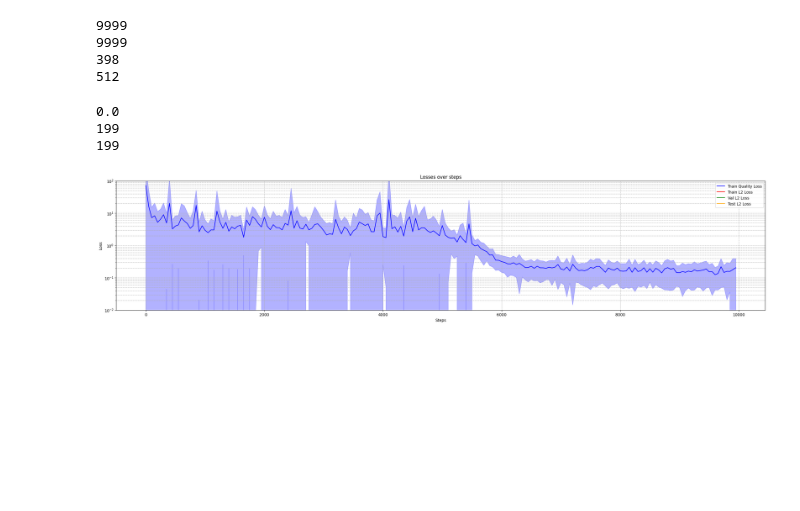
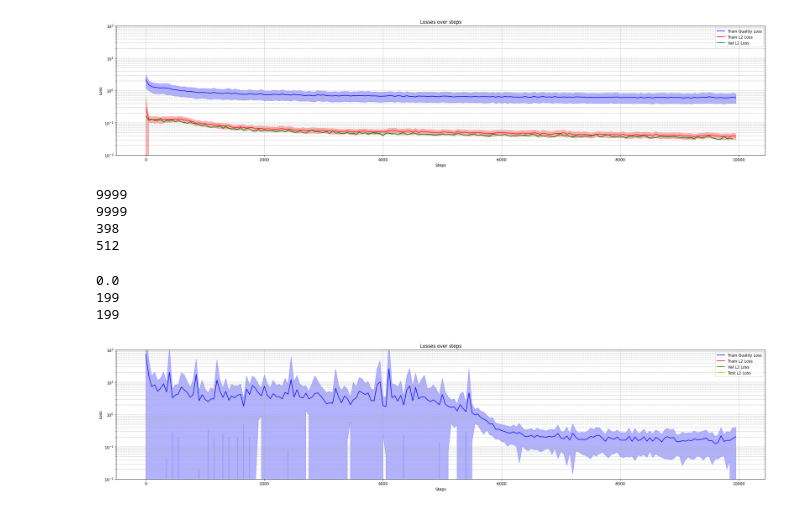
Before and after one commit to pablomlago/clrs-ls65, a Jupyter notebook: experiments/plots_results_clean.ipynb, the cells around one changed output. Cells and saved outputs as stored; diff of their text form; code cells hidden in the pictures; blank space fills up the shorter version.

Commit message:
Visualisations

```diff
--- a/experiments/plots_results_clean.ipynb
+++ b/experiments/plots_results_clean.ipynb
@@ -4,3 +4,96 @@ import os
 import matplotlib.pyplot as plt
 import re
 import numpy as np
+# %%
+experiment_id = 8
+# Experiment to run
+folder = f"/Users/pablomonteagudo/Documents/Cambridge/L65/clrs-ls65/results/{experiment_id}"
+experiments_path = f"/Users/pablomonteagudo/Documents/Cambridge/L65/clrs-ls65/results/{experiment_id}/experiment_log.out"
+
+quality_losses = []
+regularisation_losses = []
+regularisation_losses_val = []
+
+with open(experiments_path, 'r') as file:
+    lines = file.readlines()
+
+    for line in lines:
+        print(line)
+        # Extracting the current loss from the given log line
+        # Regular expression to match the current loss value
+        match = re.search(r"\[DEBUG\] Quality_loss: ([\d\.]+), L2_loss: ([\d\.]+), L2_regularisation_weight: ([\d\.]+), L3_loss: ([\d\.]+), L3_regularisation_weight: ([\d\.]+), L3_cocycle_loss: ([\d\.]+), L3_multimorphism_loss: ([\d\.]+)", line)
+
+        if match:
+            # Extract the step, current loss, and current train items if present
+            quality_loss, mse_loss, regularisation_weight, _, _, _, _ = match.groups()
+            # Add to lists
+            quality_losses.append(float(quality_loss))
+            regularisation_losses.append(float(mse_loss))
+
+        # Extracting the current loss from the given log line
+        # Regular expression to match the current loss value
+        match = re.search(r"\[DEBUG-VAL\] L2_loss: ([\d\.]+), L2_regularisation_weight: ([\d\.]+), L3_loss: ([\d\.]+), L3_regularisation_weight: ([\d\.]+), L3_cocycle_loss: ([\d\.]+), L3_multimorphism_loss: ([\d\.]+)", line)
+
+        if match:
+            # Extract the step, current loss, and current train items if present
+            mse_loss, regularisation_weight, _, _, _, _ = match.groups()
+            # Add to validation list
+            regularisation_losses_val.append(float(mse_loss))
+
+# Remove first element
+quality_losses = quality_losses[1:]
+regularisation_losses = regularisation_losses[1:]
+regularisation_losses_val = regularisation_losses_val[2:-1]
+
+print(len(quality_losses))
+print(len(regularisation_losses))
+print(len(regularisation_losses_val))
+
+num_elements = 50
+num_elements_val = 2
+#quality_losses = quality_losses[:limit_steps]
+#regularisation_losses = regularisation_losses[:limit_steps]
+# Example data for demonstration purposes
+# Calculate the mean for every 10 elements
+means_quality = np.array([np.mean(quality_losses[i:i+num_elements]) for i in range(0, len(quality_losses), num_elements)])
+std_quality = np.array([np.std(quality_losses[i:i+num_elements]) for i in range(0, len(quality_losses), num_elements)])
+
+means_regularisation = np.array([np.mean(regularisation_losses[i:i+num_elements]) for i in range(0, len(regularisation_losses ), num_elements)])
+std_regularisation = np.array([np.std(regularisation_losses [i:i+num_elements]) for i in range(0, len(regularisation_losses ), num_elements)])
+
+means_regularisation_val = np.array([np.mean(regularisation_losses_val[i:i+num_elements_val]) for i in range(0, len(regularisation_losses_val), num_elements_val)])
+std_regularisation_val = np.array([np.std(regularisation_losses_val[i:i+num_elements_val]) for i in range(0, len(regularisation_losses_val), num_elements_val)])
+
+####
+# Try with median and quartiles
+####
+
+print(len(means_regularisation_val))
+print(len(std_regularisation_val))
+
+steps = list(range(0, len(quality_losses), num_elements))
+
+# Creating the plot with a logarithmic scale on the y-axis
+plt.figure(figsize=(30, 6))
+plt.plot(steps, means_quality, linestyle='-', color='blue', label='Train Quality Loss')
+# Plot standard deviations as transparent ranges
+plt.fill_between(steps, means_quality - std_quality, means_quality + std_quality, color='blue', alpha=0.3)
+
+plt.plot(steps, means_regularisation, linestyle='-', color='red', label='Train L2 Loss')
+# Plot standard deviations as transparent ranges
+plt.fill_between(steps, means_regularisation - std_regularisation, means_regularisation + std_regularisation, color='red', alpha=0.3)
+
+plt.plot(steps[:-1], means_regularisation_val, linestyle='-', color='green', label='Val L2 Loss')
+# Plot standard deviations as transparent ranges
+plt.fill_between(steps[:-1], means_regularisation_val - std_regularisation_val, means_regularisation_val + std_regularisation_val, color='green', alpha=0.3)
+
+plt.yscale('log')  # Setting the y-axis to a logarithmic scale
+plt.ylim(1e-2, 1e2)  # Setting the limits for the y-axis
+plt.xlabel('Steps')
+plt.ylabel('Loss')
+plt.title('Losses over steps')
+plt.grid(True, which="both", ls="--")  # Adding grid lines for better readability
+plt.legend()
+plt.savefig(f"{folder}/losses_std.png", dpi=300)
+plt.show()
+# %% [output]
@@ -7,3 +117,4 @@ import numpy as np
+[figure, added]
 # %%
 experiment_id = 6
 # Experiment to run
```
Also changed, not shown: parts of 1 cell of this notebook.
